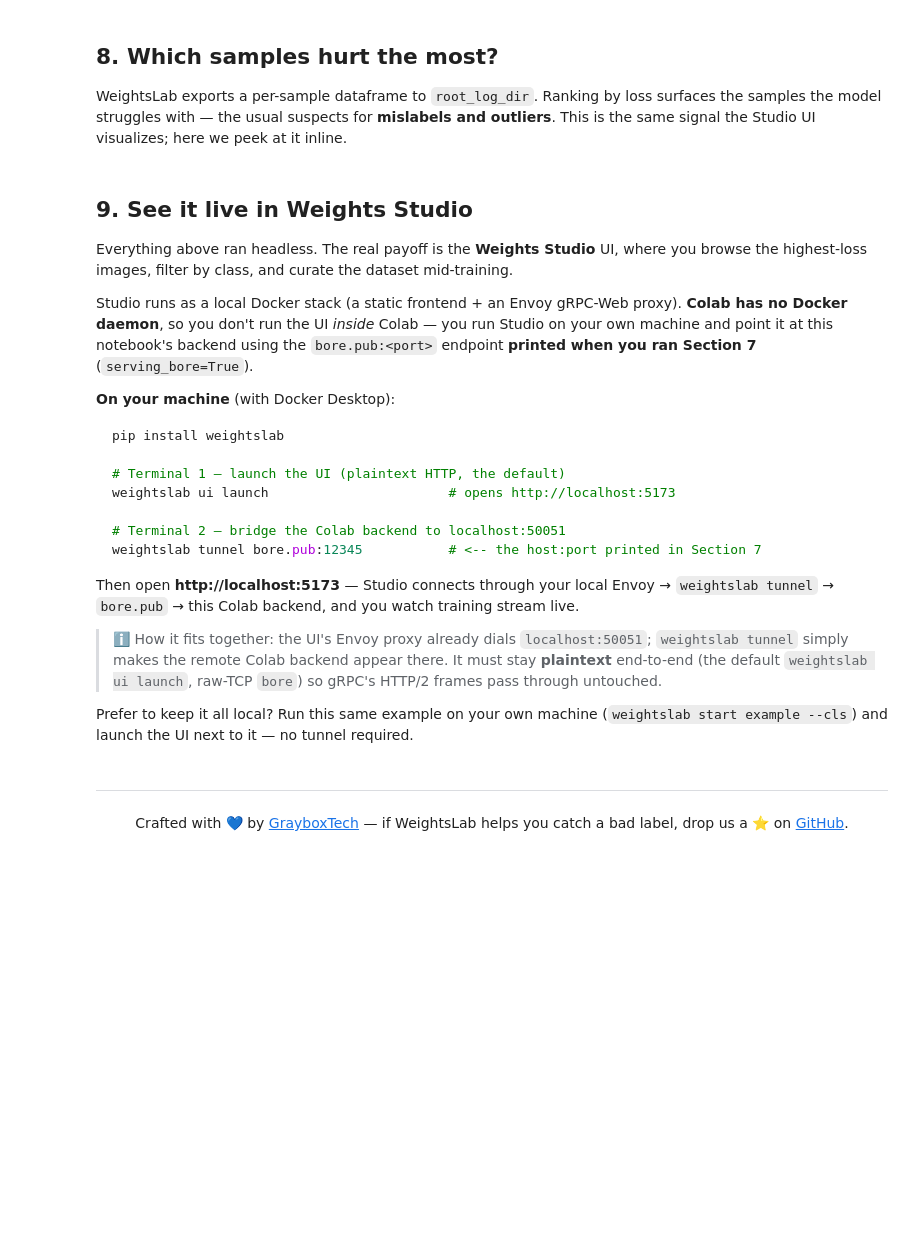
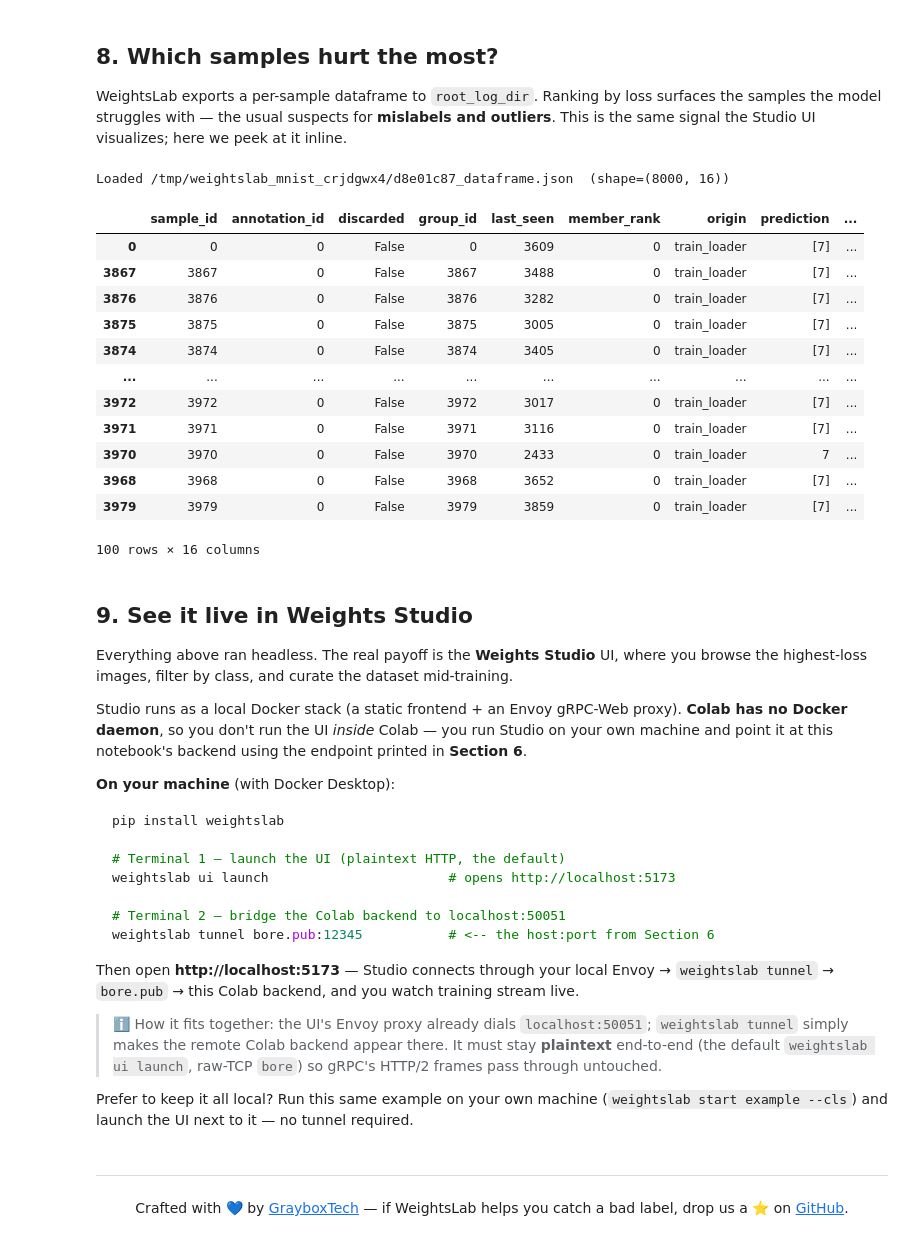
Before and after one commit to GrayboxTech/weightslab, a Jupyter notebook: weightslab/examples/Notebooks/PyTorch/ws-classification.ipynb, the cells around one changed output. Saved outputs shown, nothing was run; the diff lists cells and outputs as text; code cells hidden in the pictures; blank space fills up the shorter version.

````diff
--- a/weightslab/examples/Notebooks/PyTorch/ws-classification.ipynb
+++ b/weightslab/examples/Notebooks/PyTorch/ws-classification.ipynb
@@ -247,25 +397,41 @@ WeightsLab exports a per-sample dataframe to `root_log_dir`. Ranking by loss sur
 # %%
 import glob
 import pandas as pd
 
-csvs = sorted(glob.glob(os.path.join(log_dir, "**", "*.csv"), recursive=True),
+paths = glob.glob(os.path.join(log_dir, "**", "*.json"), recursive=True)
+json_files = sorted(paths,
               key=os.path.getmtime)
-if csvs:
-    df = pd.read_csv(csvs[-1])
-    print(f"Loaded {csvs[-1]}  (shape={df.shape})")
+if json_files:
+    df = pd.read_json(json_files[-1])
+    print(f"Loaded {json_files[-1]}  (shape={df.shape})")
     loss_cols = [c for c in df.columns if "loss" in c.lower()]
     if loss_cols:
-        display(df.sort_values(loss_cols[-1], ascending=False).head(10))
+        display(df.sort_values(loss_cols[-1], ascending=False).head(100))
     else:
         display(df.head())
 else:
     print("No dataframe export found — run the training cell first.")
+# %% [output]
+Loaded /tmp/weightslab_mnist_crjdgwx4/d8e01c87_dataframe.json  (shape=(8000, 16))
+|  | sample_id | annotation_id | discarded | group_id | last_seen | member_rank | origin | prediction | ... |
+| 0 | 0 | 0 | False | 0 | 3609 | 0 | train_loader | [7] | ... |
+| 3867 | 3867 | 0 | False | 3867 | 3488 | 0 | train_loader | [7] | ... |
+| 3876 | 3876 | 0 | False | 3876 | 3282 | 0 | train_loader | [7] | ... |
+| 3875 | 3875 | 0 | False | 3875 | 3005 | 0 | train_loader | [7] | ... |
+| 3874 | 3874 | 0 | False | 3874 | 3405 | 0 | train_loader | [7] | ... |
+| ... | ... | ... | ... | ... | ... | ... | ... | ... | ... |
+| 3972 | 3972 | 0 | False | 3972 | 3017 | 0 | train_loader | [7] | ... |
+| 3971 | 3971 | 0 | False | 3971 | 3116 | 0 | train_loader | [7] | ... |
+| 3970 | 3970 | 0 | False | 3970 | 2433 | 0 | train_loader | 7 | ... |
+| 3968 | 3968 | 0 | False | 3968 | 3652 | 0 | train_loader | [7] | ... |
+| 3979 | 3979 | 0 | False | 3979 | 3859 | 0 | train_loader | [7] | ... |
+100 rows × 16 columns
 # %% [markdown]
 ## 9. See it live in Weights Studio
 
 Everything above ran headless. The real payoff is the **Weights Studio** UI, where you browse the highest-loss images, filter by class, and curate the dataset mid-training.
 
-Studio runs as a local Docker stack (a static frontend + an Envoy gRPC-Web proxy). **Colab has no Docker daemon**, so you don't run the UI *inside* Colab — you run Studio on your own machine and point it at this notebook's backend using the `bore.pub:<port>` endpoint **printed when you ran Section 7** (`serving_bore=True`).
+Studio runs as a local Docker stack (a static frontend + an Envoy gRPC-Web proxy). **Colab has no Docker daemon**, so you don't run the UI *inside* Colab — you run Studio on your own machine and point it at this notebook's backend using the endpoint printed in **Section 6**.
 
 **On your machine** (with Docker Desktop):
 ```bash
@@ -275,7 +441,7 @@ pip install weightslab
 weightslab ui launch                       # opens http://localhost:5173
 
 # Terminal 2 — bridge the Colab backend to localhost:50051
-weightslab tunnel bore.pub:12345           # <-- the host:port printed in Section 7
+weightslab tunnel bore.pub:12345           # <-- the host:port from Section 6
 ```
 
 Then open **http://localhost:5173** — Studio connects through your local Envoy → `weightslab tunnel` → `bore.pub` → this Colab backend, and you watch training stream live.
````
Also changed, not shown: parts of 10 cells of this notebook.
